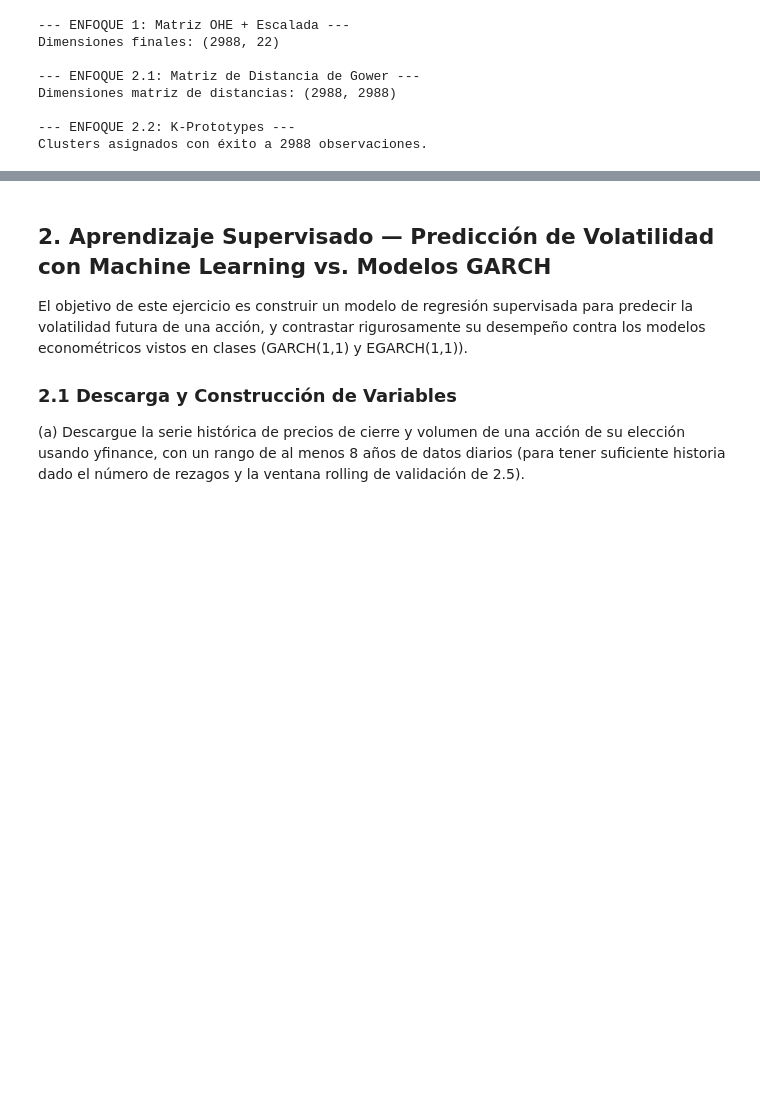
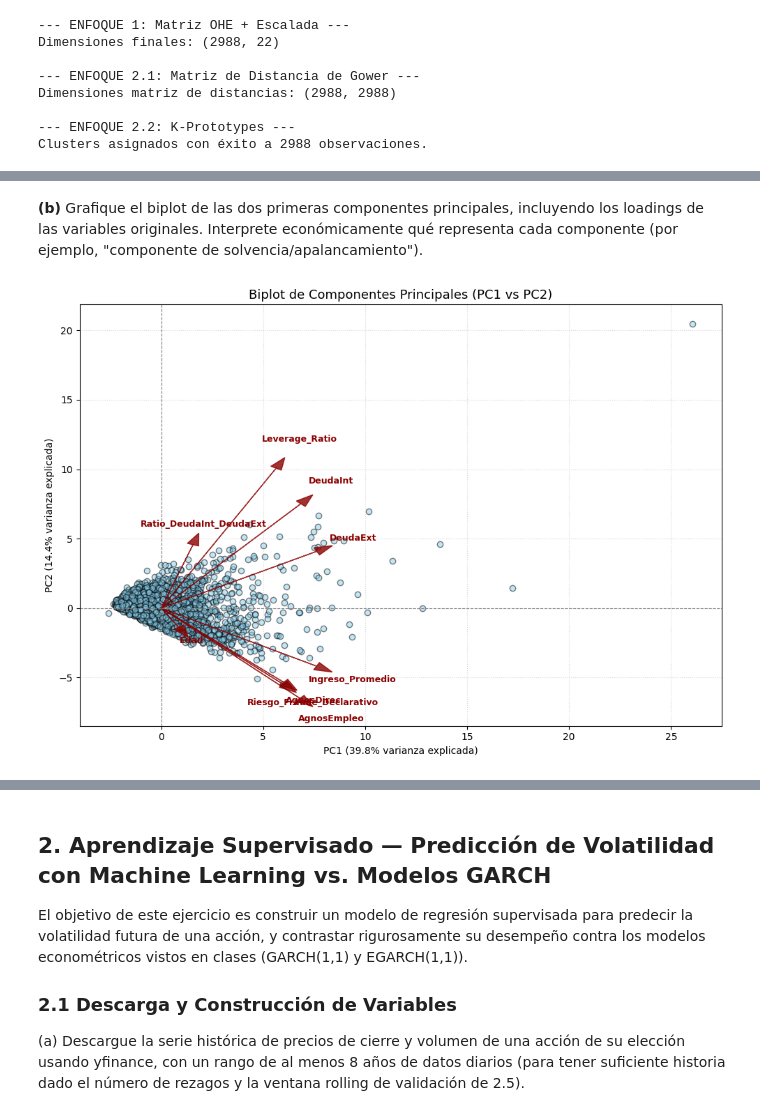
Before and after one commit to Felipe-Lopez-Vergara/ds_finance_-Lopez-, a Jupyter notebook: notebooks/HW_Sesion_6.ipynb, the cells around one changed output, grey strips where cells are left out. Cells and saved outputs as stored; diff of their text form; code cells hidden in the pictures; blank space fills up the shorter version.

```diff
--- a/notebooks/HW_Sesion_6.ipynb
+++ b/notebooks/HW_Sesion_6.ipynb
@@ -467,0 +533,68 @@ Algoritmo K-Prototypes:Es el "híbrido" definitivo. Combina K-means (usando la d
+# %% [markdown]
+**(b)** Grafique el biplot de las dos primeras componentes principales, incluyendo los loadings de las variables originales. Interprete económicamente qué representa cada componente (por ejemplo, "componente de solvencia/apalancamiento").
+# %%
+# Escalamiento y PCA
+
+pca = PCA(n_components=2)
+scores = pca.fit_transform(X_scaled)
+loadings = pca.components_  # Matriz de cargas (2, n_variables)
+
+# Creación del Biplot
+plt.figure(figsize=(10, 7))
+
+# Graficar observaciones (puntos)
+plt.scatter(
+    scores[:, 0],
+    scores[:, 1],
+    alpha=0.5,
+    c="skyblue",
+    edgecolors="k",
+    label="Empresas / Observaciones",
+)
+
+# Factor de escala para ajustar los vectores al tamaño de los puntos
+scale_factor = np.max(np.abs(scores)) * 0.75
+
+# Graficar vectores de variables (loadings)
+for i, col in enumerate(columnas_numericas):
+    x_val = loadings[0, i] * scale_factor
+    y_val = loadings[1, i] * scale_factor
+
+    # Flechas desde el origen
+    plt.arrow(
+        0,
+        0,
+        x_val,
+        y_val,
+        color="darkred",
+        alpha=0.8,
+        head_width=0.03 * scale_factor,
+        length_includes_head=True,
+    )
+    # Etiqueta de la variable
+    plt.text(
+        x_val * 1.12,
+        y_val * 1.12,
+        col,
+        color="darkred",
+        ha="center",
+        va="center",
+        fontsize=9,
+        fontweight="bold",
+    )
+
+# Formato del gráfico
+plt.xlabel(
+    f"PC1 ({pca.explained_variance_ratio_[0]*100:.1f}% varianza explicada)"
+)
+plt.ylabel(
+    f"PC2 ({pca.explained_variance_ratio_[1]*100:.1f}% varianza explicada)"
+)
+plt.title("Biplot de Componentes Principales (PC1 vs PC2)", fontsize=13)
+plt.axhline(0, color="grey", linestyle="--", linewidth=0.8)
+plt.axvline(0, color="grey", linestyle="--", linewidth=0.8)
+plt.grid(True, linestyle=":", alpha=0.5)
+plt.tight_layout()
+plt.show()
+# %% [output]
+[figure, added]
```
Also changed, not shown: parts of 13 cells of this notebook.
